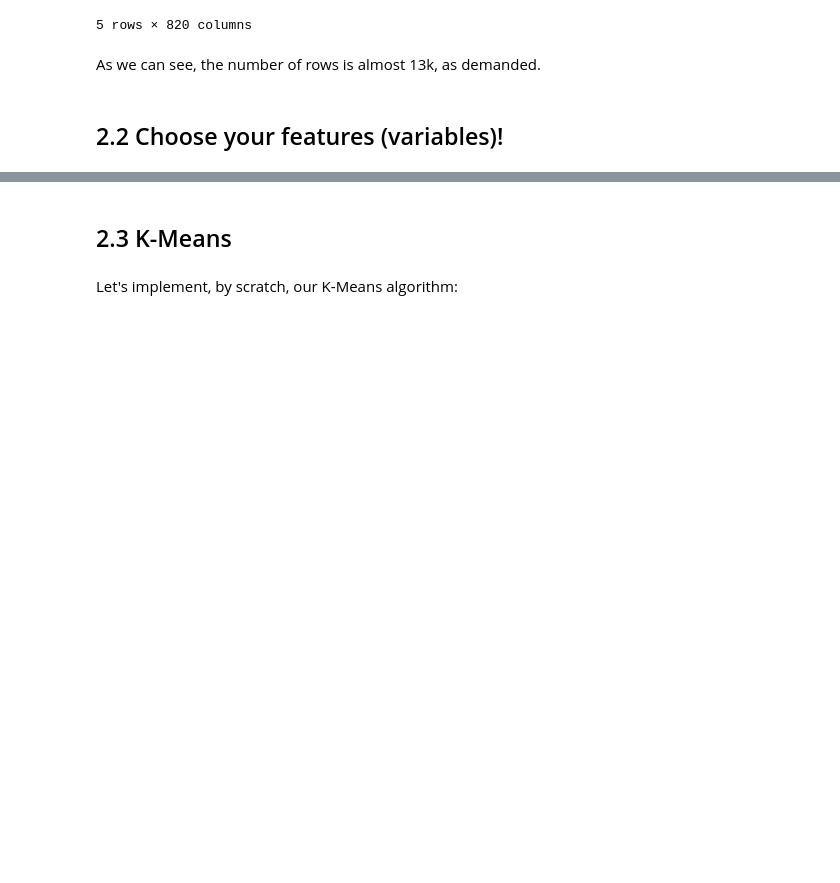
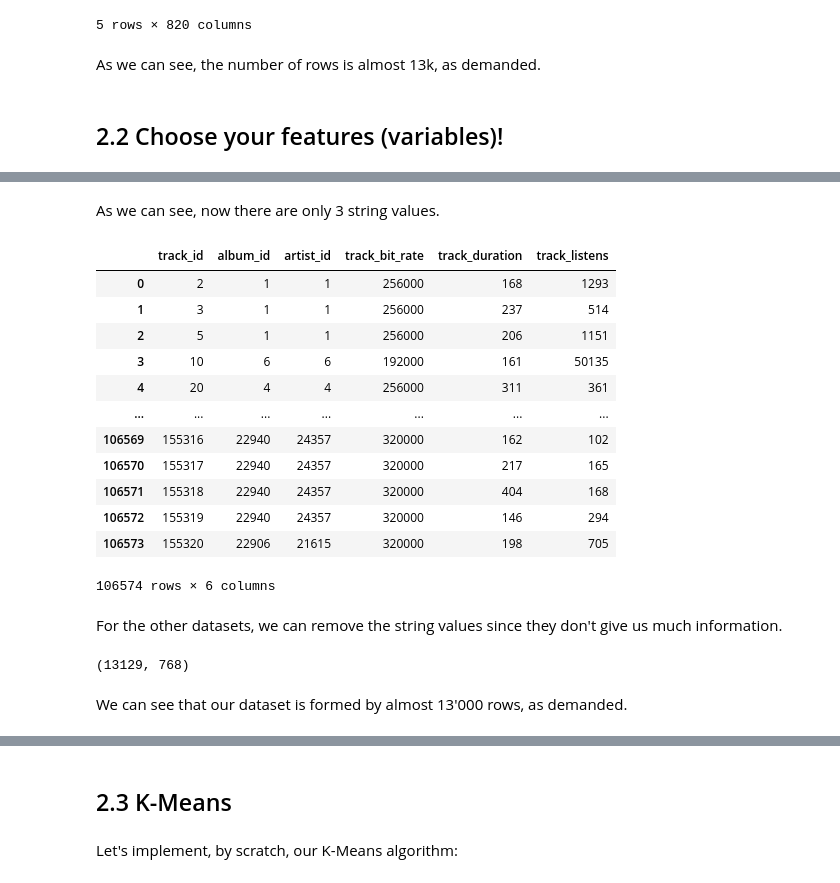
Before and after one commit to SimonePip/ADM-HW4, a Jupyter notebook: ex2.ipynb, the cells around one changed output, grey strips where cells are left out. Cells and saved outputs as stored; diff of their text form; code cells hidden in the pictures; blank space fills up the shorter version.

```diff
--- a/ex2.ipynb
+++ b/ex2.ipynb
@@ -171,0 +223,3 @@ So let's apply dimensionality reduction!
+# %%
+tracks_c = tracks_c[['track_id', 'album_id', 'artist_id', 'track_bit_rate',
+                    'track_duration', 'track_listens']]
@@ -171,0 +242,20 @@ So let's apply dimensionality reduction!
+# %% [markdown]
+As we can see, now there are only 3 string values.
+# %%
+tracks_c
+# %% [output]
+|  | track_id | album_id | artist_id | track_bit_rate | track_duration | track_listens |
+| 0 | 2 | 1 | 1 | 256000 | 168 | 1293 |
+| 1 | 3 | 1 | 1 | 256000 | 237 | 514 |
+| 2 | 5 | 1 | 1 | 256000 | 206 | 1151 |
+| 3 | 10 | 6 | 6 | 192000 | 161 | 50135 |
+| 4 | 20 | 4 | 4 | 256000 | 311 | 361 |
+| ... | ... | ... | ... | ... | ... | ... |
+| 106569 | 155316 | 22940 | 24357 | 320000 | 162 | 102 |
+| 106570 | 155317 | 22940 | 24357 | 320000 | 217 | 165 |
+| 106571 | 155318 | 22940 | 24357 | 320000 | 404 | 168 |
+| 106572 | 155319 | 22940 | 24357 | 320000 | 146 | 294 |
+| 106573 | 155320 | 22906 | 21615 | 320000 | 198 | 705 |
+106574 rows × 6 columns
+# %% [markdown]
+For the other datasets, we can remove the string values since they don't give us much information.
@@ -171,0 +267,6 @@ So let's apply dimensionality reduction!
+# %%
+total.shape
+# %% [output]
+(13129, 768)
+# %% [markdown]
+We can see that our dataset is formed by almost 13'000 rows, as demanded.
```
Also changed, not shown: parts of 22 cells of this notebook.
